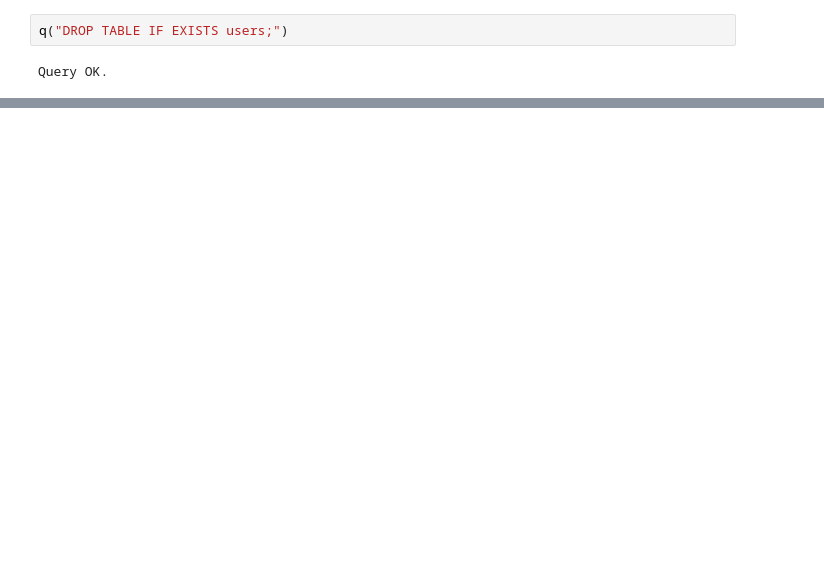
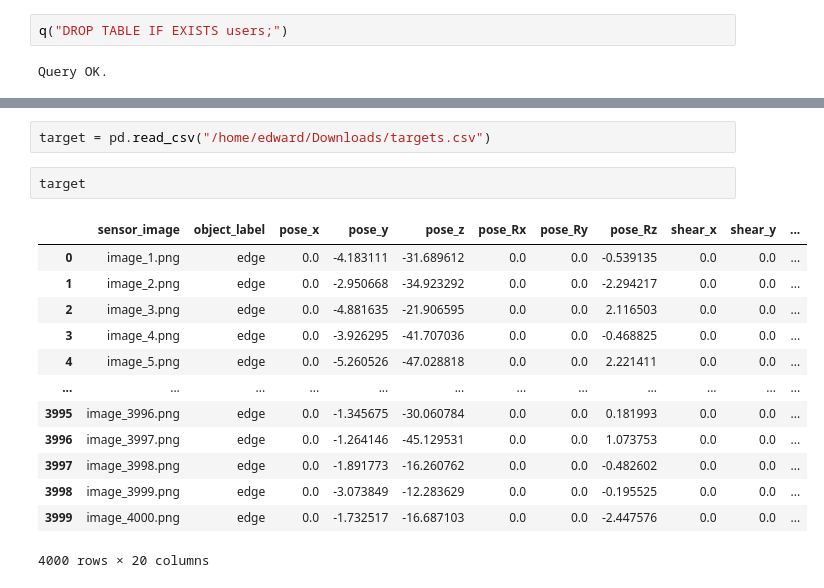
Before and after one commit to EdwardLee6677/Portfolio, a Jupyter notebook: MySQL/test.ipynb, the cells around one changed output, grey strips where cells are left out. Cells and saved outputs as stored; diff of their text form; blank space fills up the shorter version.

```diff
--- a/MySQL/test.ipynb
+++ b/MySQL/test.ipynb
@@ -159,0 +174,18 @@ Query OK.
+# %%
+target = pd.read_csv("/home/edward/Downloads/targets.csv")
+# %%
+target
+# %% [output]
+|  | sensor_image | object_label | pose_x | pose_y | pose_z | pose_Rx | pose_Ry | pose_Rz | shear_x | shear_y | ... |
+| 0 | image_1.png | edge | 0.0 | -4.183111 | -31.689612 | 0.0 | 0.0 | -0.539135 | 0.0 | 0.0 | ... |
+| 1 | image_2.png | edge | 0.0 | -2.950668 | -34.923292 | 0.0 | 0.0 | -2.294217 | 0.0 | 0.0 | ... |
+| 2 | image_3.png | edge | 0.0 | -4.881635 | -21.906595 | 0.0 | 0.0 | 2.116503 | 0.0 | 0.0 | ... |
+| 3 | image_4.png | edge | 0.0 | -3.926295 | -41.707036 | 0.0 | 0.0 | -0.468825 | 0.0 | 0.0 | ... |
+| 4 | image_5.png | edge | 0.0 | -5.260526 | -47.028818 | 0.0 | 0.0 | 2.221411 | 0.0 | 0.0 | ... |
+| ... | ... | ... | ... | ... | ... | ... | ... | ... | ... | ... | ... |
+| 3995 | image_3996.png | edge | 0.0 | -1.345675 | -30.060784 | 0.0 | 0.0 | 0.181993 | 0.0 | 0.0 | ... |
+| 3996 | image_3997.png | edge | 0.0 | -1.264146 | -45.129531 | 0.0 | 0.0 | 1.073753 | 0.0 | 0.0 | ... |
+| 3997 | image_3998.png | edge | 0.0 | -1.891773 | -16.260762 | 0.0 | 0.0 | -0.482602 | 0.0 | 0.0 | ... |
+| 3998 | image_3999.png | edge | 0.0 | -3.073849 | -12.283629 | 0.0 | 0.0 | -0.195525 | 0.0 | 0.0 | ... |
+| 3999 | image_4000.png | edge | 0.0 | -1.732517 | -16.687103 | 0.0 | 0.0 | -2.447576 | 0.0 | 0.0 | ... |
+4000 rows × 20 columns
```
Also changed, not shown: parts of 12 cells of this notebook.
